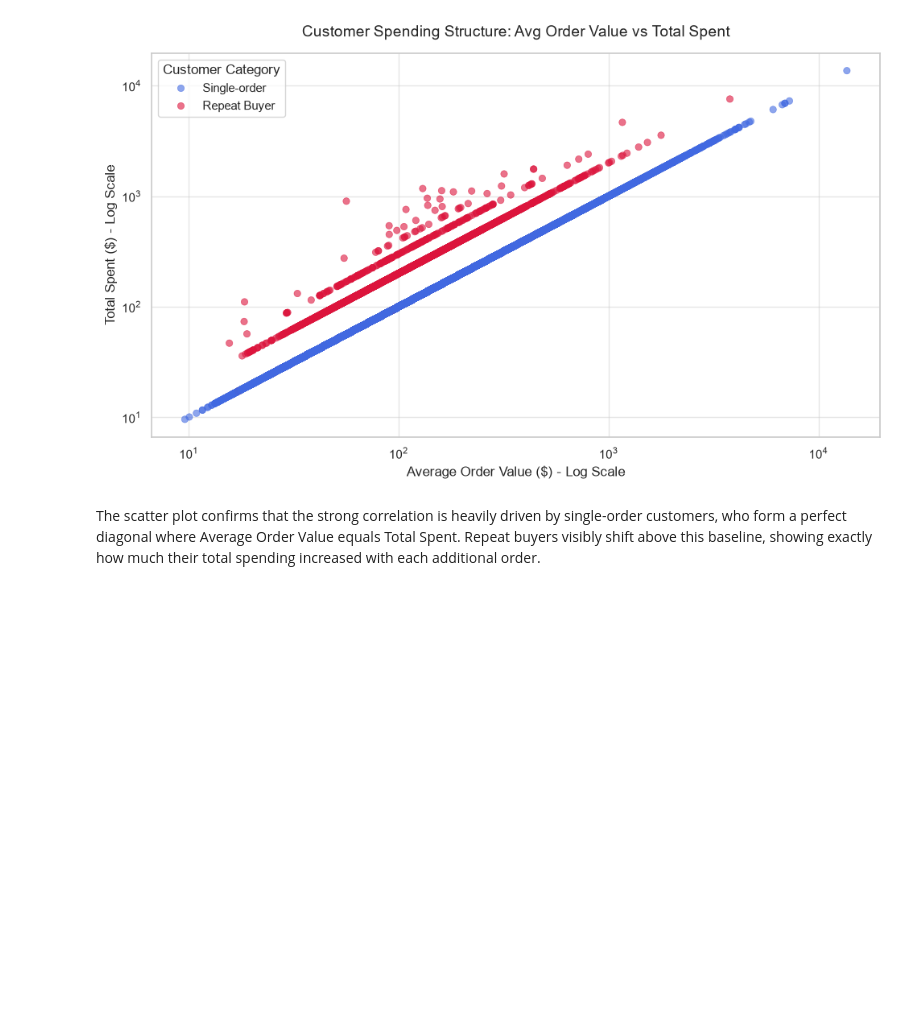
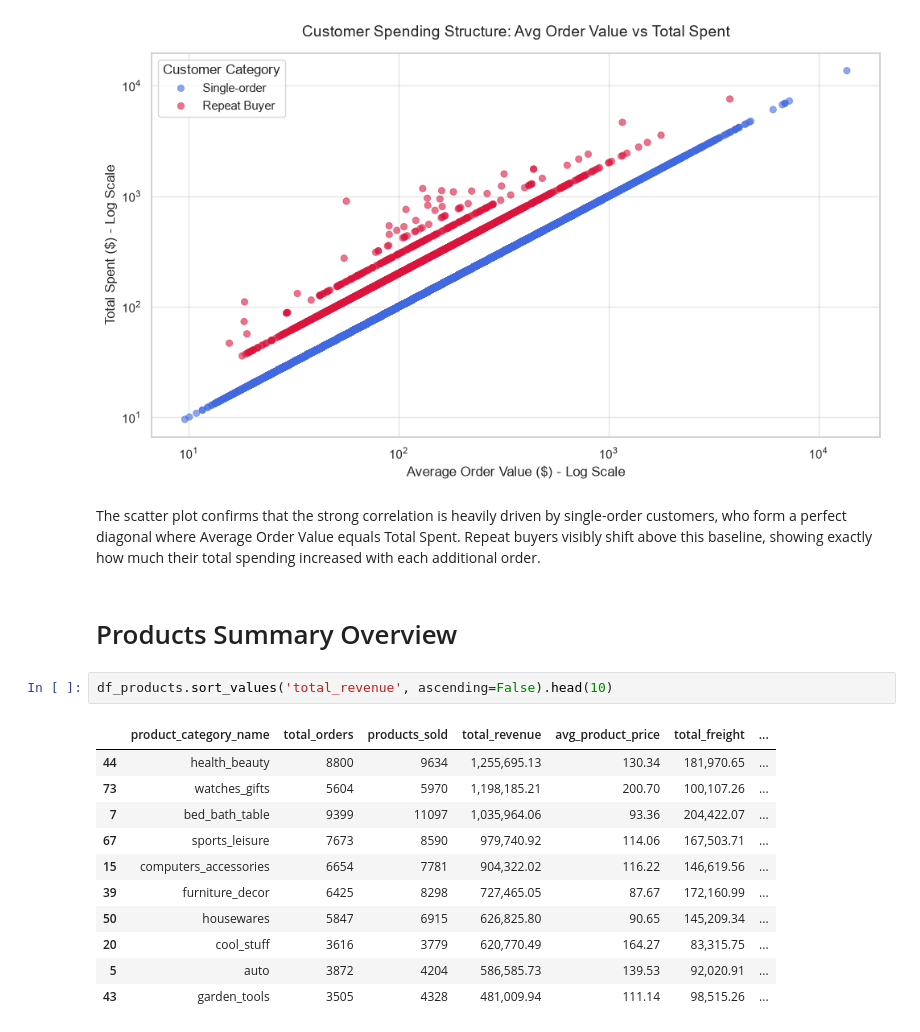
Before and after one commit to MarKotyn/olist-ecommerce-customer-analytics, a Jupyter notebook: python/notebooks/02_eda.ipynb, the cells around one changed output. Saved outputs shown, nothing was run; the diff lists cells and outputs as text; blank space fills up the shorter version.

```diff
--- a/python/notebooks/02_eda.ipynb
+++ b/python/notebooks/02_eda.ipynb
@@ -258,3 +255,19 @@ plt.show()
 [figure]
 # %% [markdown]
 The scatter plot confirms that the strong correlation is heavily driven by single-order customers, who form a perfect diagonal where Average Order Value equals Total Spent. Repeat buyers visibly shift above this baseline, showing exactly how much their total spending increased with each additional order.
+# %% [markdown]
+# Products Summary Overview
+# %%
+df_products.sort_values('total_revenue', ascending=False).head(10)
+# %% [output]
+|  | product_category_name | total_orders | products_sold | total_revenue | avg_product_price | total_freight | ... |
+| 44 | health_beauty | 8800 | 9634 | 1,255,695.13 | 130.34 | 181,970.65 | ... |
+| 73 | watches_gifts | 5604 | 5970 | 1,198,185.21 | 200.70 | 100,107.26 | ... |
+| 7 | bed_bath_table | 9399 | 11097 | 1,035,964.06 | 93.36 | 204,422.07 | ... |
+| 67 | sports_leisure | 7673 | 8590 | 979,740.92 | 114.06 | 167,503.71 | ... |
+| 15 | computers_accessories | 6654 | 7781 | 904,322.02 | 116.22 | 146,619.56 | ... |
+| 39 | furniture_decor | 6425 | 8298 | 727,465.05 | 87.67 | 172,160.99 | ... |
+| 50 | housewares | 5847 | 6915 | 626,825.80 | 90.65 | 145,209.34 | ... |
+| 20 | cool_stuff | 3616 | 3779 | 620,770.49 | 164.27 | 83,315.75 | ... |
+| 5 | auto | 3872 | 4204 | 586,585.73 | 139.53 | 92,020.91 | ... |
+| 43 | garden_tools | 3505 | 4328 | 481,009.94 | 111.14 | 98,515.26 | ... |
```
Also changed, not shown: parts of 10 cells of this notebook.
